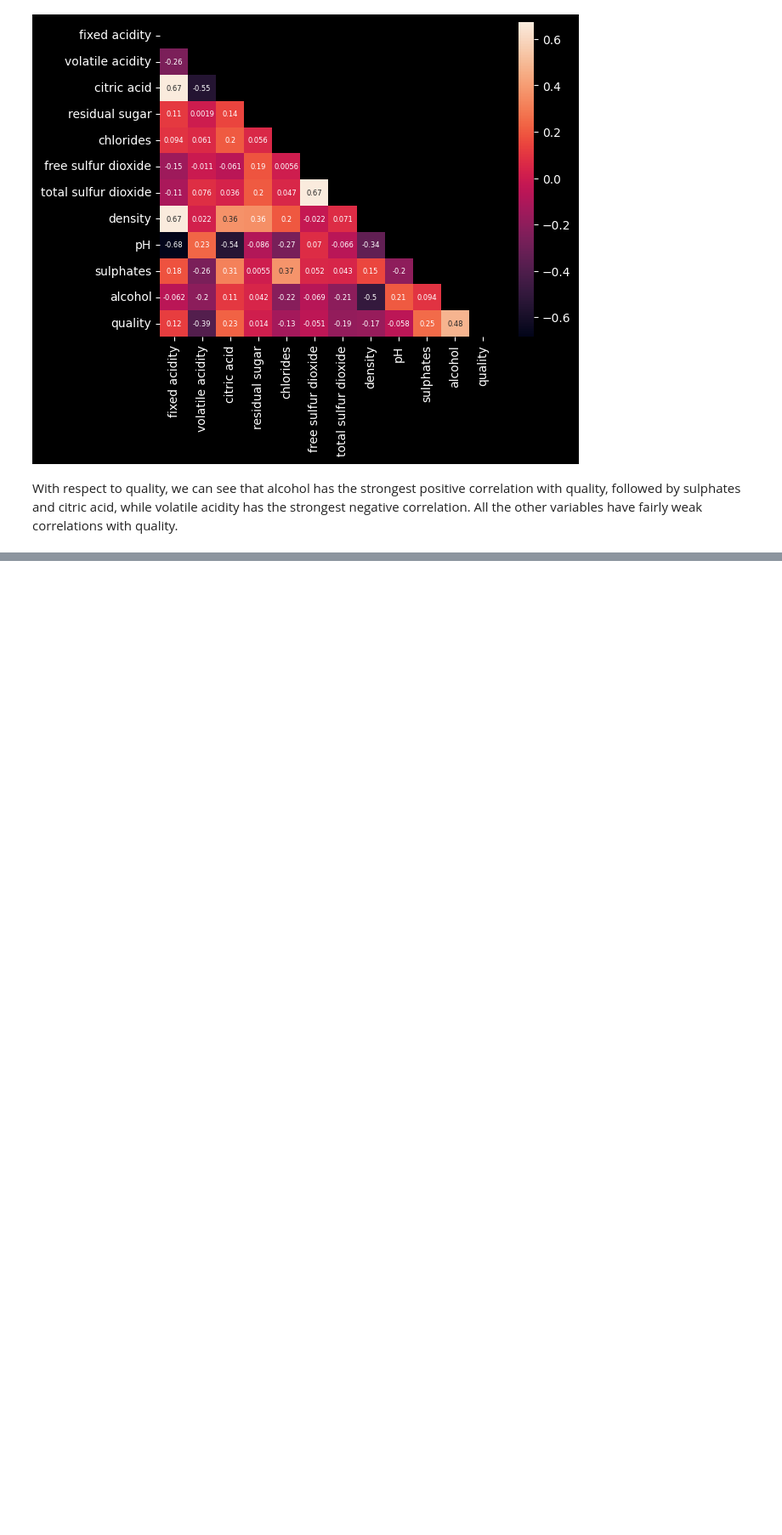
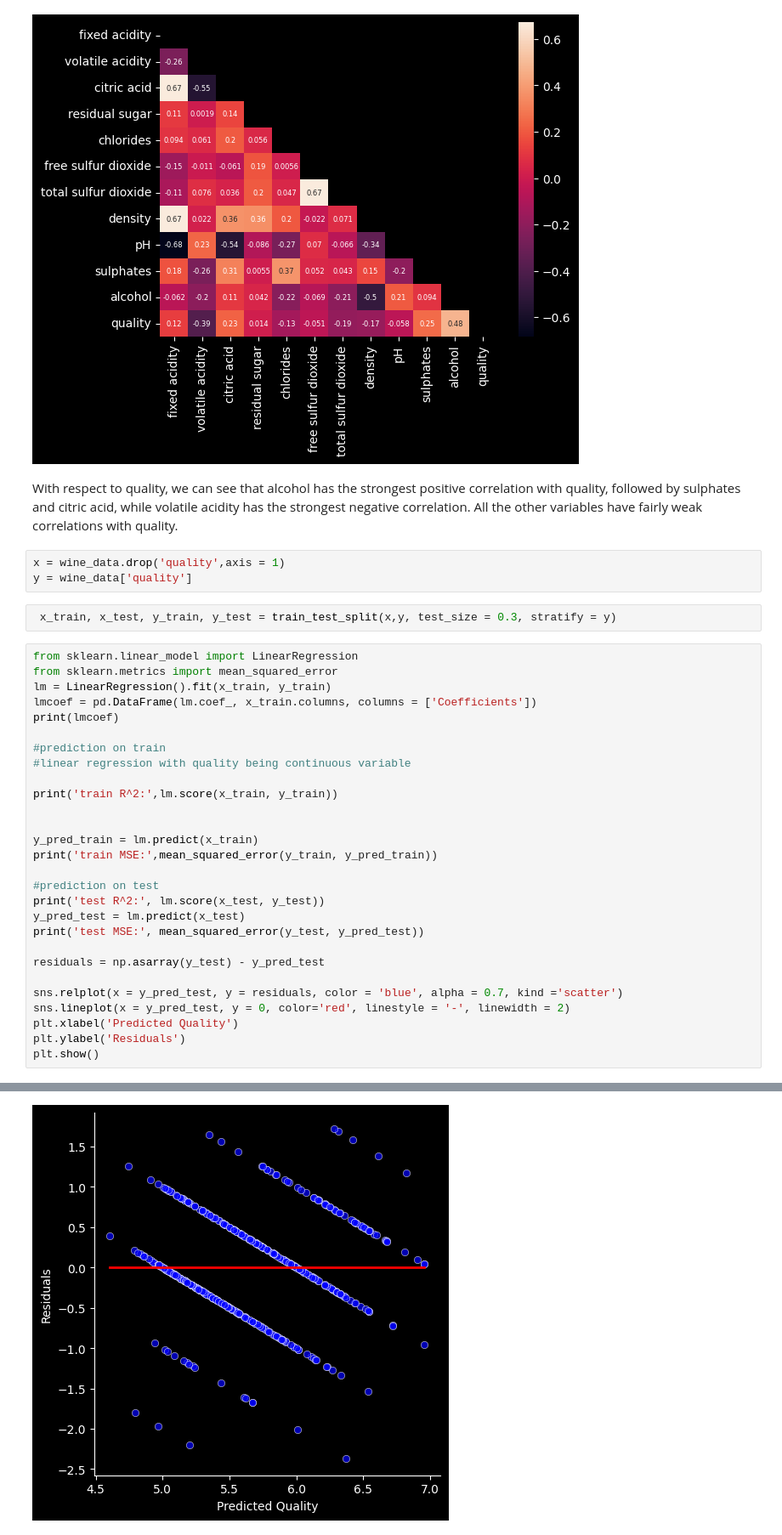
Before and after one commit to nicholasaxl/datathon-jan-2024, a Jupyter notebook: wine.ipynb, the cells around one changed output, grey strips where cells are left out. Shown: that part at 85% size. Drawn from its saved outputs; the diff is of its cells as text; blank space fills up the shorter version.

Commit message:
Add files via upload
Sat Work Datathon 2024 _JAN
+linear regression model
+decision tree

```diff
--- a/wine.ipynb
+++ b/wine.ipynb
@@ -194,3 +196,37 @@ sns.heatmap(wine_data.corr(), annot=True, mask=tri, annot_kws={"size": 6})
 [figure]
 # %% [markdown]
 With respect to quality, we can see that alcohol has the strongest positive correlation with quality, followed by sulphates and citric acid, while volatile acidity has the strongest negative correlation. All the other variables have fairly weak correlations with quality.
+# %%
+x = wine_data.drop('quality',axis = 1)
+y = wine_data['quality']
+# %%
+ x_train, x_test, y_train, y_test = train_test_split(x,y, test_size = 0.3, stratify = y)
+# %%
+from sklearn.linear_model import LinearRegression
+from sklearn.metrics import mean_squared_error
+lm = LinearRegression().fit(x_train, y_train)
+lmcoef = pd.DataFrame(lm.coef_, x_train.columns, columns = ['Coefficients'])
+print(lmcoef)
+
+#prediction on train
+#linear regression with quality being continuous variable
+
+print('train R^2:',lm.score(x_train, y_train))
+
+
+y_pred_train = lm.predict(x_train)
+print('train MSE:',mean_squared_error(y_train, y_pred_train))
+
+#prediction on test
+print('test R^2:', lm.score(x_test, y_test))
+y_pred_test = lm.predict(x_test)
+print('test MSE:', mean_squared_error(y_test, y_pred_test))
+
+residuals = np.asarray(y_test) - y_pred_test
+
+sns.relplot(x = y_pred_test, y = residuals, color = 'blue', alpha = 0.7, kind ='scatter')
+sns.lineplot(x = y_pred_test, y = 0, color='red', linestyle = '-', linewidth = 2)
+plt.xlabel('Predicted Quality')
+plt.ylabel('Residuals')
+plt.show()
+# %% [output]
@@ -196,0 +249 @@ With respect to quality, we can see that alcohol has the strongest positive corr
+[figure, added]
```
Also changed, not shown: parts of 7 cells of this notebook.
